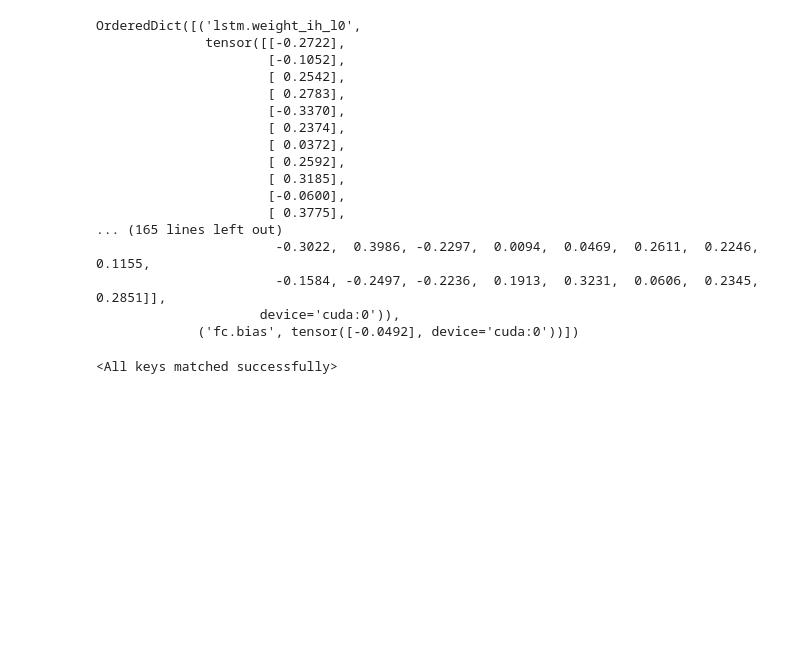
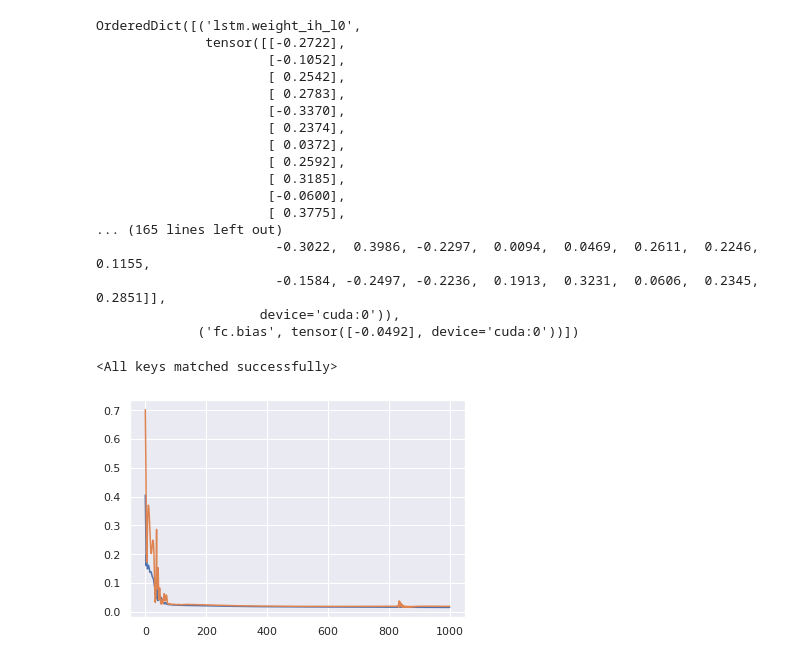
Before and after one commit to nathansng/fintech_library, a Jupyter notebook: notebooks/LSTM.ipynb, the cells around one changed output. Drawn from its saved outputs; the diff is of its cells as text; code cells hidden in the pictures; blank space fills up the shorter version.

Commit message:
Update visualizations to include validation loss

```diff
--- a/notebooks/LSTM.ipynb
+++ b/notebooks/LSTM.ipynb
@@ -334,3 +334,10 @@ OrderedDict([('lstm.weight_ih_l0',
 model_2.load_state_dict(dict(model.state_dict()))
 # %% [output]
 <All keys matched successfully>
+# %%
+sns.set()
+plt.plot(losses[0])
+plt.plot(losses[1])
+plt.show()
+# %% [output]
+[figure, added]
```
Also changed, not shown: 2 other files.
